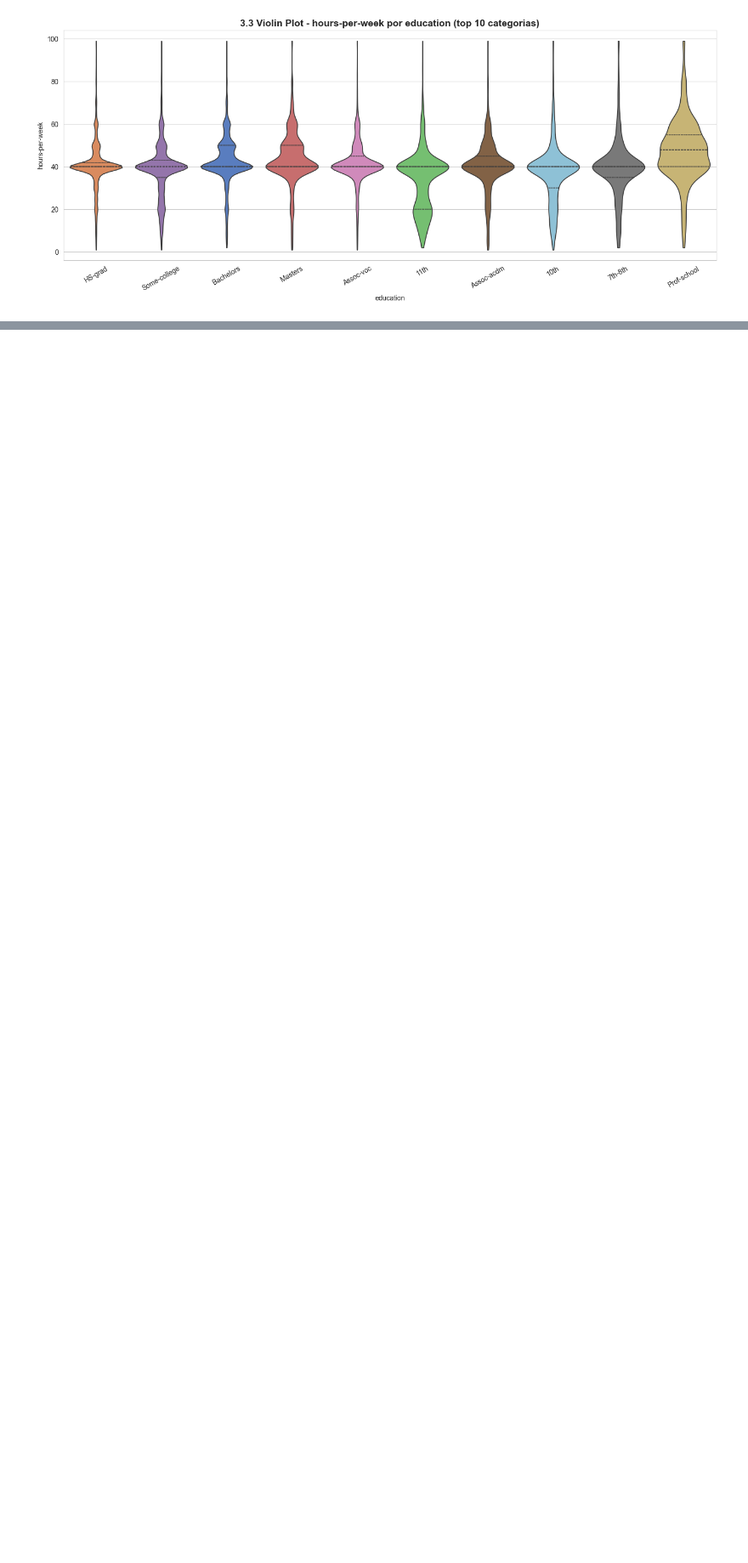
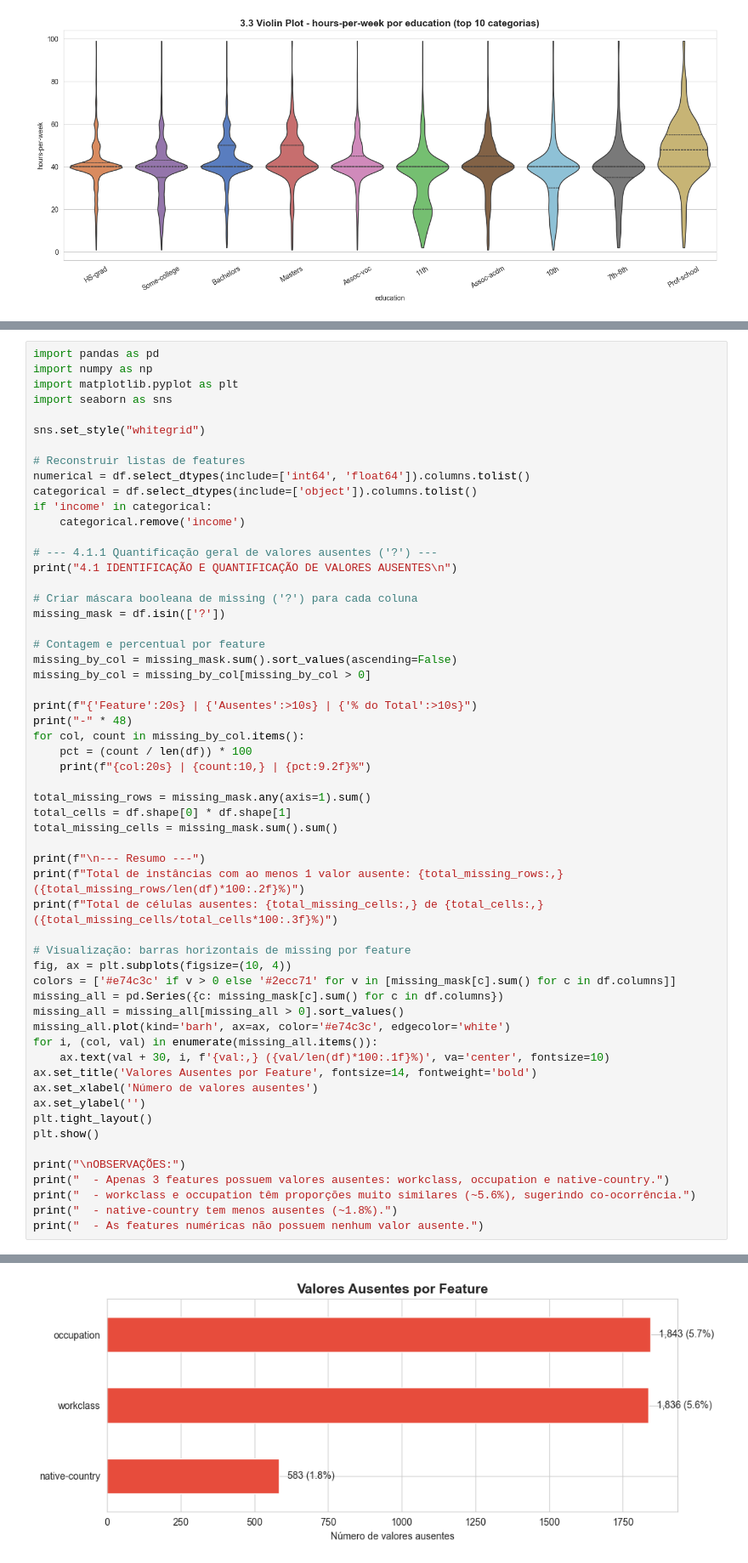
Before and after one commit to NicolasVolf/aps1-machinelearning, a Jupyter notebook: aps1.ipynb, the cells around one changed output, grey strips where cells are left out. Shown at 85% size. Drawn from its saved outputs; the diff is of its cells as text; blank space fills up the shorter version.

```diff
--- a/aps1.ipynb
+++ b/aps1.ipynb
@@ -711,0 +726,58 @@ plt.show()
+# %%
+import pandas as pd
+import numpy as np
+import matplotlib.pyplot as plt
+import seaborn as sns
+
+sns.set_style("whitegrid")
+
+# Reconstruir listas de features
+numerical = df.select_dtypes(include=['int64', 'float64']).columns.tolist()
+categorical = df.select_dtypes(include=['object']).columns.tolist()
+if 'income' in categorical:
+    categorical.remove('income')
+
+# --- 4.1.1 Quantificação geral de valores ausentes ('?') ---
+print("4.1 IDENTIFICAÇÃO E QUANTIFICAÇÃO DE VALORES AUSENTES\n")
+
+# Criar máscara booleana de missing ('?') para cada coluna
+missing_mask = df.isin(['?'])
+
+# Contagem e percentual por feature
+missing_by_col = missing_mask.sum().sort_values(ascending=False)
+missing_by_col = missing_by_col[missing_by_col > 0]
+
+print(f"{'Feature':20s} | {'Ausentes':>10s} | {'% do Total':>10s}")
+print("-" * 48)
+for col, count in missing_by_col.items():
+    pct = (count / len(df)) * 100
+    print(f"{col:20s} | {count:10,} | {pct:9.2f}%")
+
+total_missing_rows = missing_mask.any(axis=1).sum()
+total_cells = df.shape[0] * df.shape[1]
+total_missing_cells = missing_mask.sum().sum()
+
+print(f"\n--- Resumo ---")
+print(f"Total de instâncias com ao menos 1 valor ausente: {total_missing_rows:,} ({total_missing_rows/len(df)*100:.2f}%)")
+print(f"Total de células ausentes: {total_missing_cells:,} de {total_cells:,} ({total_missing_cells/total_cells*100:.3f}%)")
+
+# Visualização: barras horizontais de missing por feature
+fig, ax = plt.subplots(figsize=(10, 4))
+colors = ['#e74c3c' if v > 0 else '#2ecc71' for v in [missing_mask[c].sum() for c in df.columns]]
+missing_all = pd.Series({c: missing_mask[c].sum() for c in df.columns})
+missing_all = missing_all[missing_all > 0].sort_values()
+missing_all.plot(kind='barh', ax=ax, color='#e74c3c', edgecolor='white')
+for i, (col, val) in enumerate(missing_all.items()):
+    ax.text(val + 30, i, f'{val:,} ({val/len(df)*100:.1f}%)', va='center', fontsize=10)
+ax.set_title('Valores Ausentes por Feature', fontsize=14, fontweight='bold')
+ax.set_xlabel('Número de valores ausentes')
+ax.set_ylabel('')
+plt.tight_layout()
+plt.show()
+
+print("\nOBSERVAÇÕES:")
+print("  - Apenas 3 features possuem valores ausentes: workclass, occupation e native-country.")
+print("  - workclass e occupation têm proporções muito similares (~5.6%), sugerindo co-ocorrência.")
+print("  - native-country tem menos ausentes (~1.8%).")
+print("  - As features numéricas não possuem nenhum valor ausente.")
+# %% [output]
@@ -711,0 +795 @@ plt.show()
+[figure, added]
```
Also changed, not shown: parts of 27 cells of this notebook.
